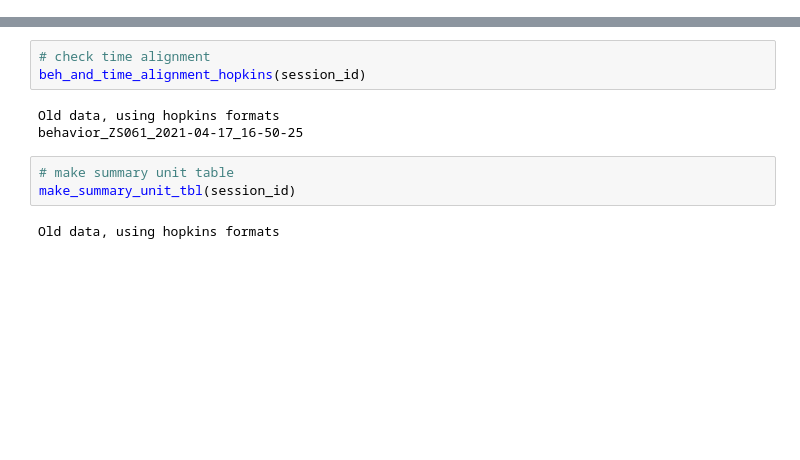
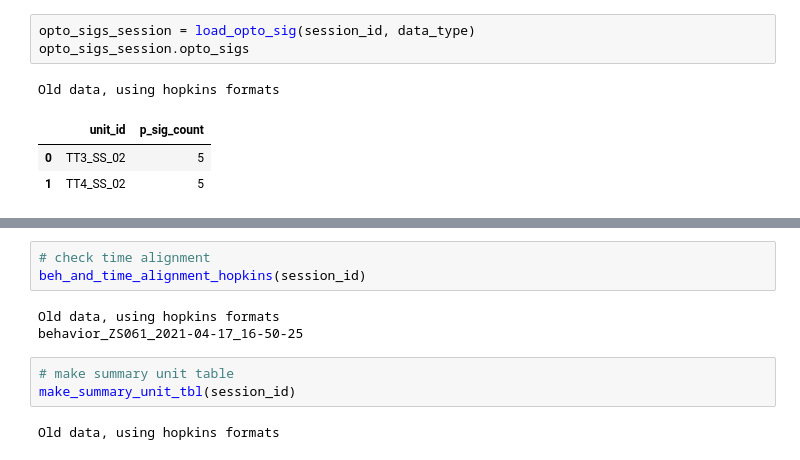
Before and after one commit to AllenNeuralDynamics/aind-beh-ephys-analysis, a Jupyter notebook: code/beh_ephys_analysis/preprocessing_hopkins.ipynb, the cells around one changed output, grey strips where cells are left out. Saved outputs shown, nothing was run; the diff lists cells and outputs as text; blank space fills up the shorter version.

```diff
--- a/code/beh_ephys_analysis/preprocessing_hopkins.ipynb
+++ b/code/beh_ephys_analysis/preprocessing_hopkins.ipynb
@@ -26,2 +73,10 @@ Old data, using hopkins formats
+# %%
+opto_sigs_session = load_opto_sig(session_id, data_type)
+opto_sigs_session.opto_sigs
+# %% [output]
+Old data, using hopkins formats
+|  | unit_id | p_sig_count |
+| 0 | TT3_SS_02 | 5 |
+| 1 | TT4_SS_02 | 5 |
 # %%
 # transfer behavior nwb
```
Also changed, not shown: parts of 9 cells of this notebook, 13 other files.
